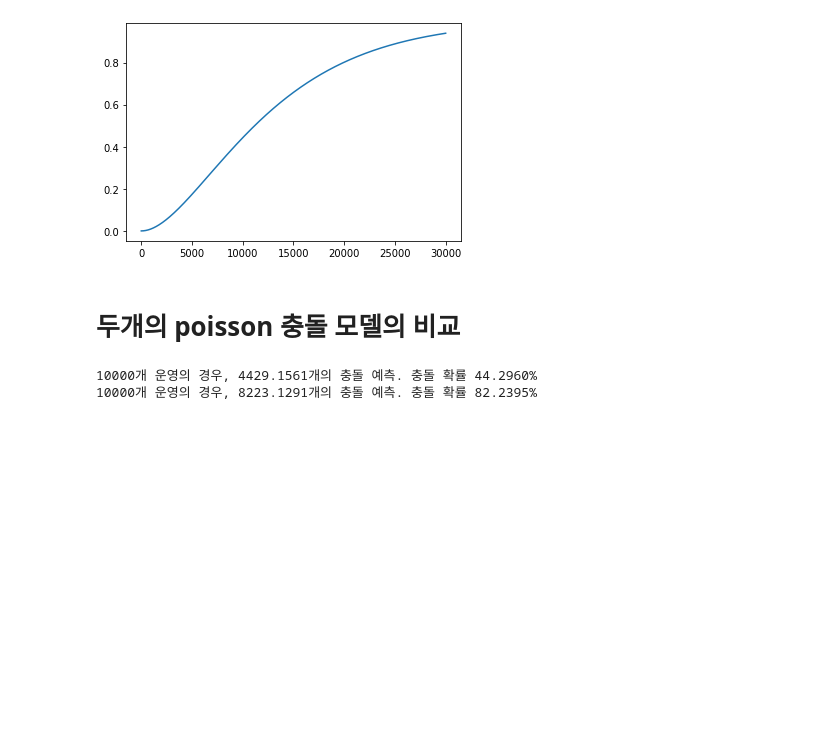
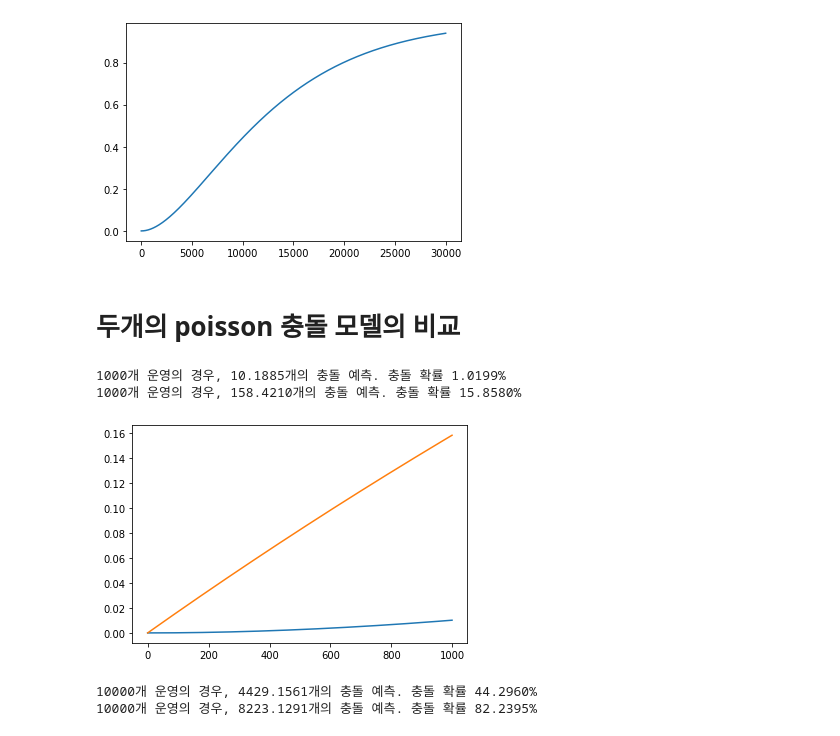
Before and after one commit to dolmani38/BLE-signal-collision-simulation, a Jupyter notebook: simulation_0626.ipynb, the cells around one changed output. Cells and saved outputs as stored; diff of their text form; code cells hidden in the pictures; blank space fills up the shorter version.

```diff
--- a/simulation_0626.ipynb
+++ b/simulation_0626.ipynb
@@ -397,6 +397,13 @@ poisson_model_1 = collision_simulation9(signal_count=30000)
 [figure]
 # %% [markdown]
 # 두개의 poisson 충돌 모델의 비교
+# %%
+poisson_model_1 = collision_simulation9(signal_count=1000)
+poisson_model_2 = collision_simulation3(signal_count=1000)
+# %% [output]
+1000개 운영의 경우, 10.1885개의 충돌 예측. 충돌 확률 1.0199%
+1000개 운영의 경우, 158.4210개의 충돌 예측. 충돌 확률 15.8580%
+[figure, added]
 # %%
 poisson_model_1 = collision_simulation9(signal_count=10000)
 poisson_model_2 = collision_simulation3(signal_count=10000)
```
